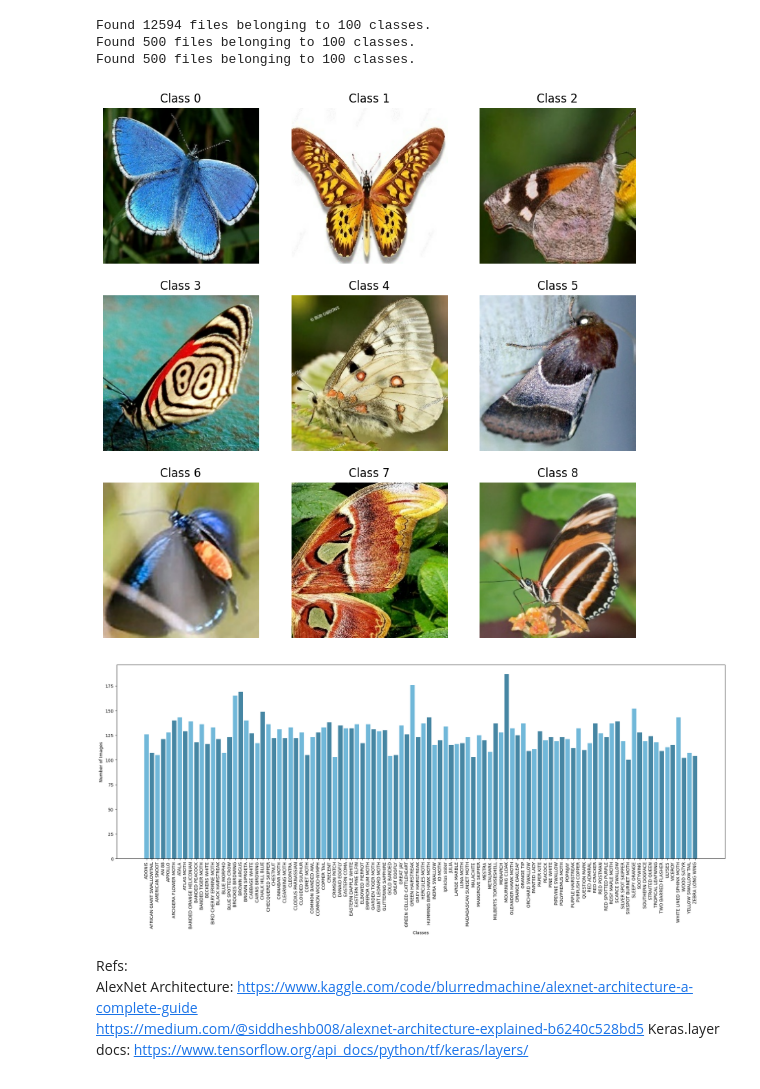
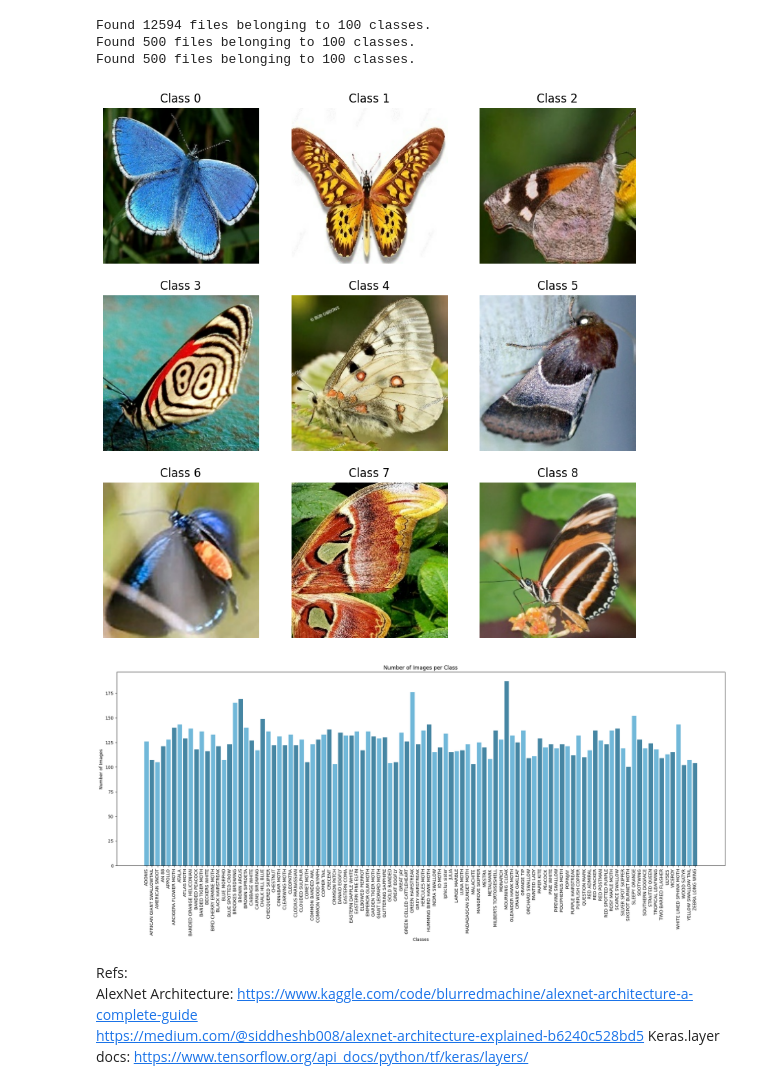
Before and after one commit to oOoOoOo0o/cs4287-assignment1, a Jupyter notebook: CS4287-Prj1-20251971-21332142.ipynb, the cells around one changed output. Drawn from its saved outputs; the diff is of its cells as text; code cells hidden in the pictures.

Commit message:
data: added comments for data visualisation
Signed-off-by: Euan Bourke <euanbourke@gmail.com>

```diff
--- a/CS4287-Prj1-20251971-21332142.ipynb
+++ b/CS4287-Prj1-20251971-21332142.ipynb
@@ -68,34 +68,38 @@ for class_num in range(0, NB_CLASSES, 9):
 
 for i in range(9):
     # Get the row and column position to determine which ax to get
     row_pos = i // 3
     col_pos = i % 3
     ax = axes[row_pos, col_pos]
     # Display the image and class number
     ax.imshow(images[i])
     ax.set_title(f"Class {labels[i]}")
     ax.axis('off')
 
 plt.show()
 
+# Get names of all classes from the training directory
 class_names = os.listdir(TRAIN_PATH)
 class_amounts = []
 
+# Get number of images for each class in the training directory
 for name in class_names:
     class_dir = os.path.join(TRAIN_PATH, name)
     class_amounts.append(len(os.listdir(class_dir)))
 
+# Alternate colours
 colours = ['#71b8d9', '#4686a3'] * (len(class_names) // 2)
 
 plt.figure(figsize=(25, 8))
 plt.bar(class_names, class_amounts, color=colours)
+plt.title("Number of Images per Class")
 plt.xlabel("Classes")
 plt.xticks(rotation=90)
 plt.ylabel("Number of Images")
 plt.show()
 # %% [output]
 [figure]
-[figure, old version]
+[figure, new version]
 # %%
 # Min-max normalisation scales all values to the range 0 - 1
 # Division by 255 accomplishes this since the max value for any pixel in any colour channel is 255
```
